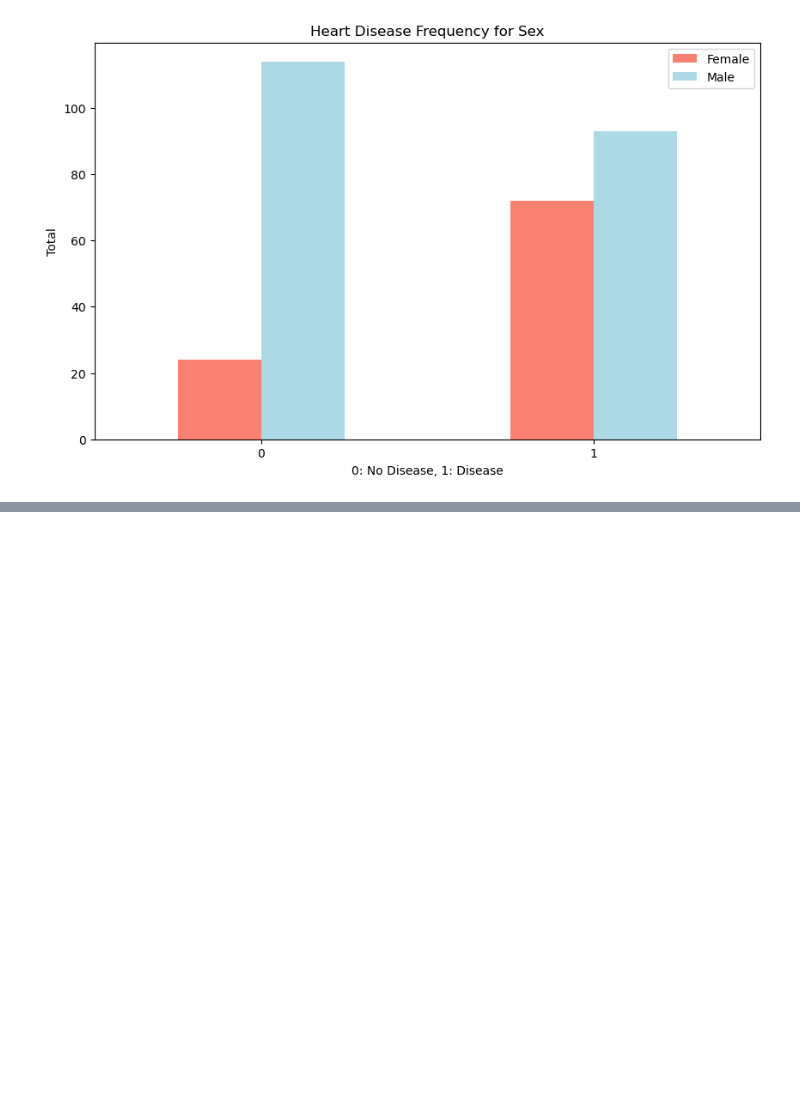
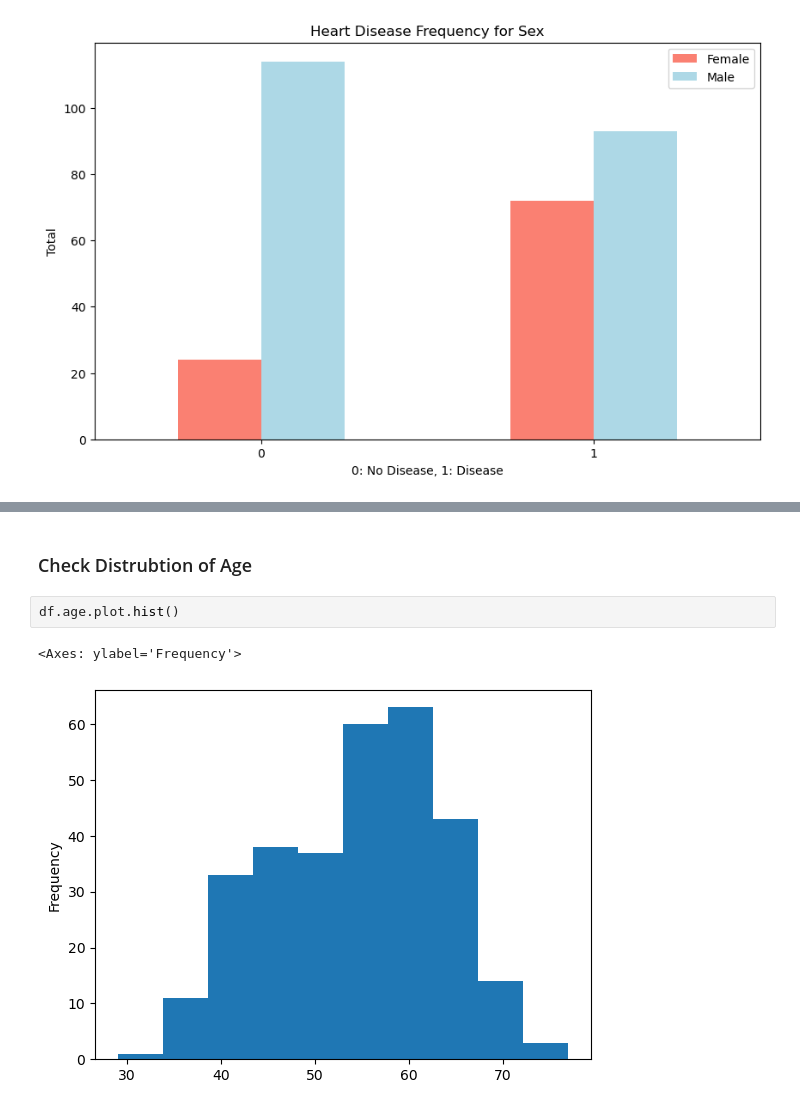
Before and after one commit to kawallac/heart_disease_project, a Jupyter notebook: Heart_Disease_Prediction.ipynb, the cells around one changed output, grey strips where cells are left out. Saved outputs shown, nothing was run; the diff lists cells and outputs as text; blank space fills up the shorter version.

```diff
--- a/Heart_Disease_Prediction.ipynb
+++ b/Heart_Disease_Prediction.ipynb
@@ -187,0 +254,7 @@ plt.xticks(rotation=0);
+# %% [markdown]
+### Check Distrubtion of Age
+# %%
+df.age.plot.hist()
+# %% [output]
+<Axes: ylabel='Frequency'>
+[figure, added]
```
Also changed, not shown: parts of 11 cells of this notebook.
